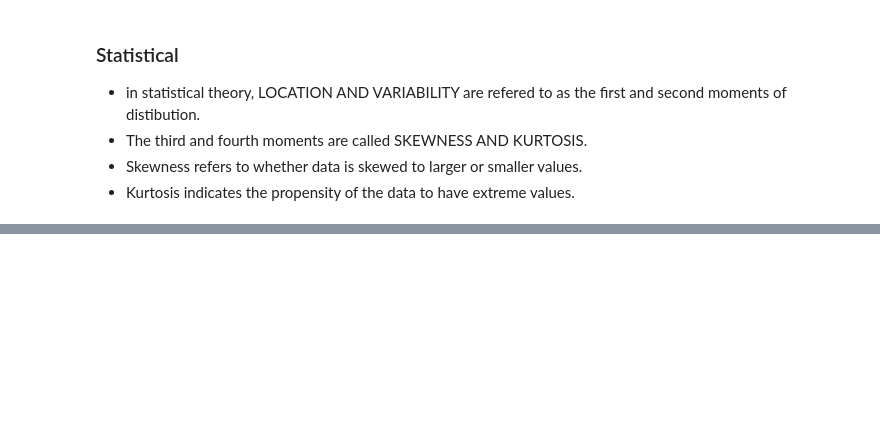
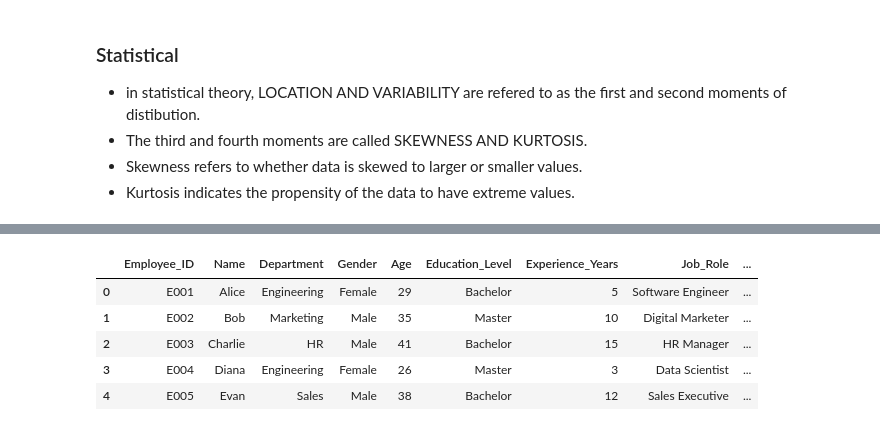
Before and after one commit to MrKami04/Statistics-for-Data-Science, a Jupyter notebook: ch#1_Exploratory Data Analysis.ipynb, the cells around one changed output, grey strips where cells are left out. Cells and saved outputs as stored; diff of their text form; code cells hidden in the pictures; blank space fills up the shorter version.

```diff
--- a/ch#1_Exploratory Data Analysis.ipynb
+++ b/ch#1_Exploratory Data Analysis.ipynb
@@ -208,0 +247,10 @@ Text(0.5, 0, 'Population(millions)')
+# %%
+df = pd.read_csv("employee_performance_data.csv")
+df.head()
+# %% [output]
+|  | Employee_ID | Name | Department | Gender | Age | Education_Level | Experience_Years | Job_Role | ... |
+| 0 | E001 | Alice | Engineering | Female | 29 | Bachelor | 5 | Software Engineer | ... |
+| 1 | E002 | Bob | Marketing | Male | 35 | Master | 10 | Digital Marketer | ... |
+| 2 | E003 | Charlie | HR | Male | 41 | Bachelor | 15 | HR Manager | ... |
+| 3 | E004 | Diana | Engineering | Female | 26 | Master | 3 | Data Scientist | ... |
+| 4 | E005 | Evan | Sales | Male | 38 | Bachelor | 12 | Sales Executive | ... |
```
Also changed, not shown: parts of 13 cells of this notebook, 1 other file.
